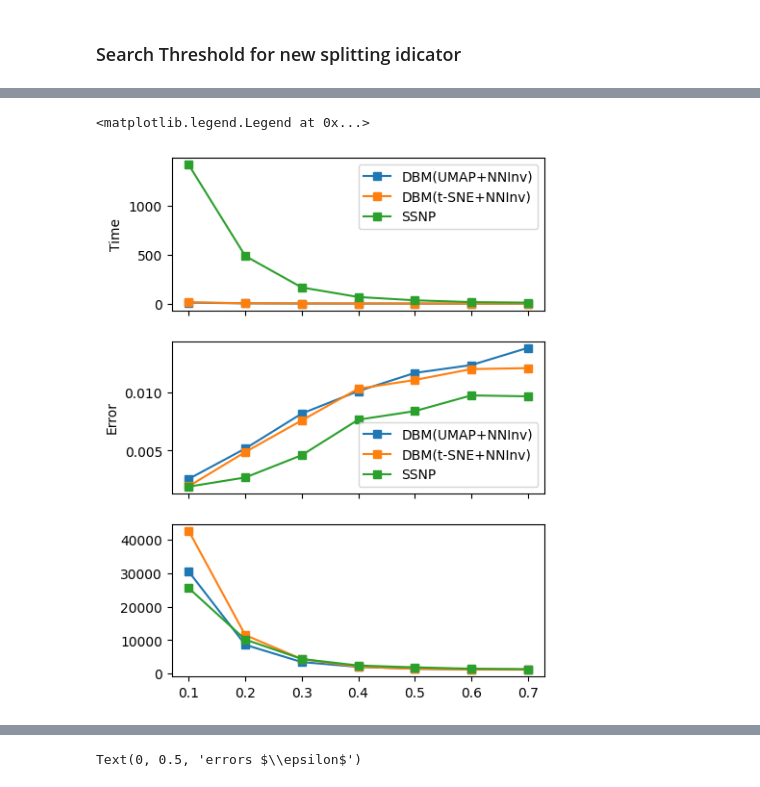
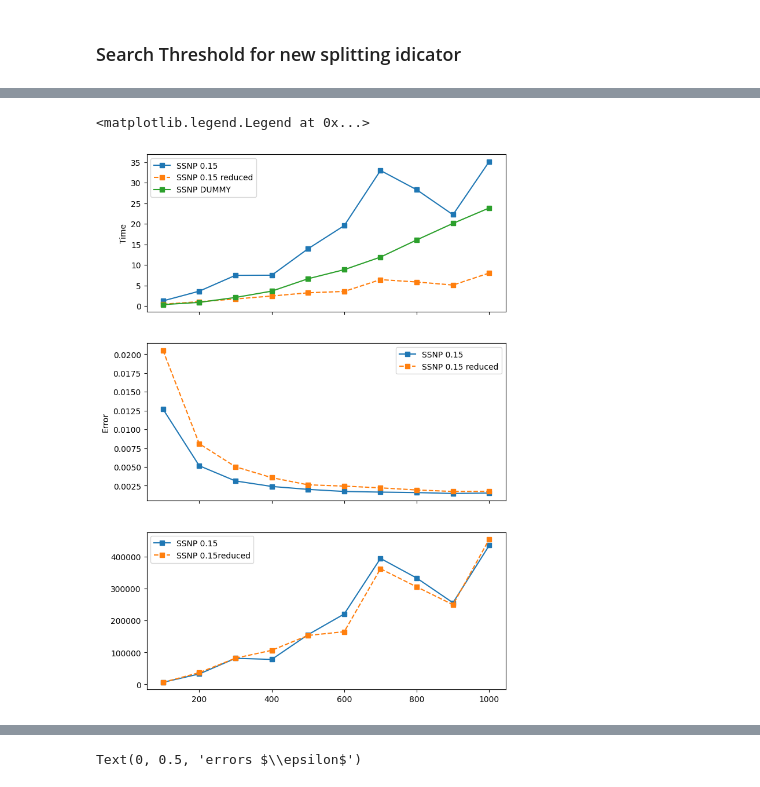
Before and after one commit to wuyuyu1024/map_builder, a Jupyter notebook: results/plot.results.ipynb, the cells around one changed output, grey strips where cells are left out. Cells and saved outputs as stored; diff of their text form; code cells hidden in the pictures.

```diff
--- a/results/plot.results.ipynb
+++ b/results/plot.results.ipynb
@@ -60,7 +60,7 @@ SVM                 $Cons_p$           0.059677  0.036438  0.089264
 # %% [markdown]
 ### Search Threshold for new splitting idicator
 # %%
-df = pd.read_csv('./search_threshold/search_new_t_three_2024-11-25_11:02:54.csv')
+df = pd.read_csv('./search_threshold/search_t_all.csv')
 df.head()
 
 ## filter threshold > 0.15
@@ -76,13 +201,13 @@ df.head()
 fig, (ax1, ax2, ax3) = plt.subplots(3, 1, figsize=(5, 7), sharex=True)
 
 for method in df.PPinv.unique():
-    # if 'iLAMP' in method:
-    #     continue
+    if 'iLAMP' in method:
+        continue
     data = df[df.PPinv == method]
     label = method
-    ax1.plot(data['threshold'], data['time near'], 's-', label=label)
-    ax2.plot(data['threshold'], data['error near sq'], 's-', label=label)
-    ax3.plot(data['threshold'], data['num_sparse_near'], 's-', label=label)
+    ax1.plot(data['threshold'], data['time dist'], 's-', label=label)
+    ax2.plot(data['threshold'], data['error dist sq'], 's-', label=label)
+    ax3.plot(data['threshold'], data['num_sparse_dist'], 's-', label=label)
 
 ax1.legend()
 ax1.set_ylabel('Time')
@@ -94,19 +313,27 @@ ax2.legend()
 # %%
-fig, (ax1, ax2, ax3) = plt.subplots(3, 1, figsize=(5, 7), sharex=True)
+
+fig, (ax1, ax2, ax3) = plt.subplots(3, 1, figsize=(8, 12), sharex=True)
 
 for method in df.PPinv.unique():
-    # if 'iLAMP' in method:
-    #     continue
-    data = df[df.PPinv == method]
-    label = method
-    ax1.plot(data['threshold'], data['time grad'], 's-', label=label)
-    ax2.plot(data['threshold'], data['error grad sq'], 's-', label=label)
-    ax3.plot(data['threshold'], data['num_sparse_grad'], 's-', label=label)
+    if 'SSNP' not in method:
+        continue
+    for t in df.threshold.unique():
+        data = df[(df.PPinv == method) & (df.threshold == t)]
+        label = method + ' ' + str(t)
+        ax1.plot(data['GRID'], data['time grad'], 's-', label=label)
+        ax1.plot(data['GRID'], data['time grad_reduced'], 's-', label=label+' reduced', linestyle='--')
+        ax2.plot(data['GRID'], data['error grad sq'], 's-', label=label)
+        ax2.plot(data['GRID'], data['error grad reduced sq'], 's-', label=label+ ' reduced', linestyle='--')
+        ax3.plot(data['GRID'], data['num_sparse_grad'], 's-', label=label)
+        ax3.plot(data['GRID'], data['num_sparse_grad_reduced'], 's-', label=label+ 'reduced', linestyle='--')
 
+
+    ax1.plot(data['GRID'], data['time grad dummy'], 's-', label=method + ' DUMMY')
 ax1.legend()
 ax1.set_ylabel('Time')
 ax2.set_ylabel('Error')
 ax2.legend()
+ax3.legend()
 # %% [output]
 <matplotlib.legend.Legend at 0x...>
-[figure, old version]
+[figure, new version]
```
Also changed, not shown: parts of 14 cells of this notebook, 26 other files.
